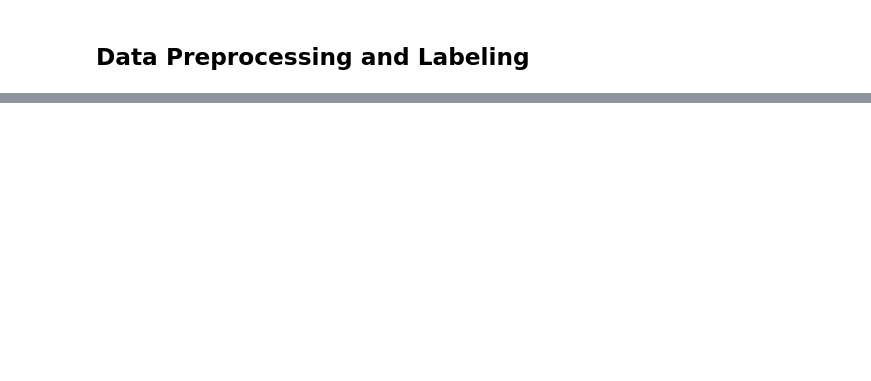
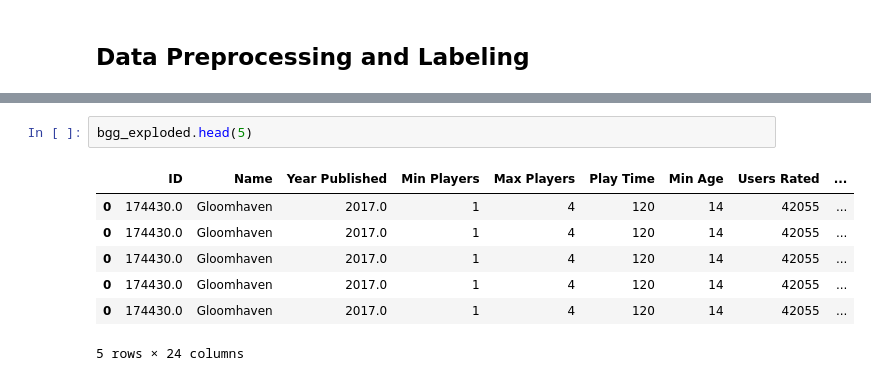
Before and after one commit to Ahmohas/BoardGames, a Jupyter notebook: Final_Code.ipynb, the cells around one changed output, grey strips where cells are left out. Saved outputs shown, nothing was run; the diff lists cells and outputs as text; blank space fills up the shorter version.

```diff
--- a/Final_Code.ipynb
+++ b/Final_Code.ipynb
@@ -298,0 +307,10 @@ bgg_model_ready.head(5)
+# %%
+bgg_exploded.head(5)
+# %% [output]
+|  | ID | Name | Year Published | Min Players | Max Players | Play Time | Min Age | Users Rated | ... |
+| 0 | 174430.0 | Gloomhaven | 2017.0 | 1 | 4 | 120 | 14 | 42055 | ... |
+| 0 | 174430.0 | Gloomhaven | 2017.0 | 1 | 4 | 120 | 14 | 42055 | ... |
+| 0 | 174430.0 | Gloomhaven | 2017.0 | 1 | 4 | 120 | 14 | 42055 | ... |
+| 0 | 174430.0 | Gloomhaven | 2017.0 | 1 | 4 | 120 | 14 | 42055 | ... |
+| 0 | 174430.0 | Gloomhaven | 2017.0 | 1 | 4 | 120 | 14 | 42055 | ... |
+5 rows × 24 columns
```
Also changed, not shown: parts of 5 cells of this notebook, 3 other files.
